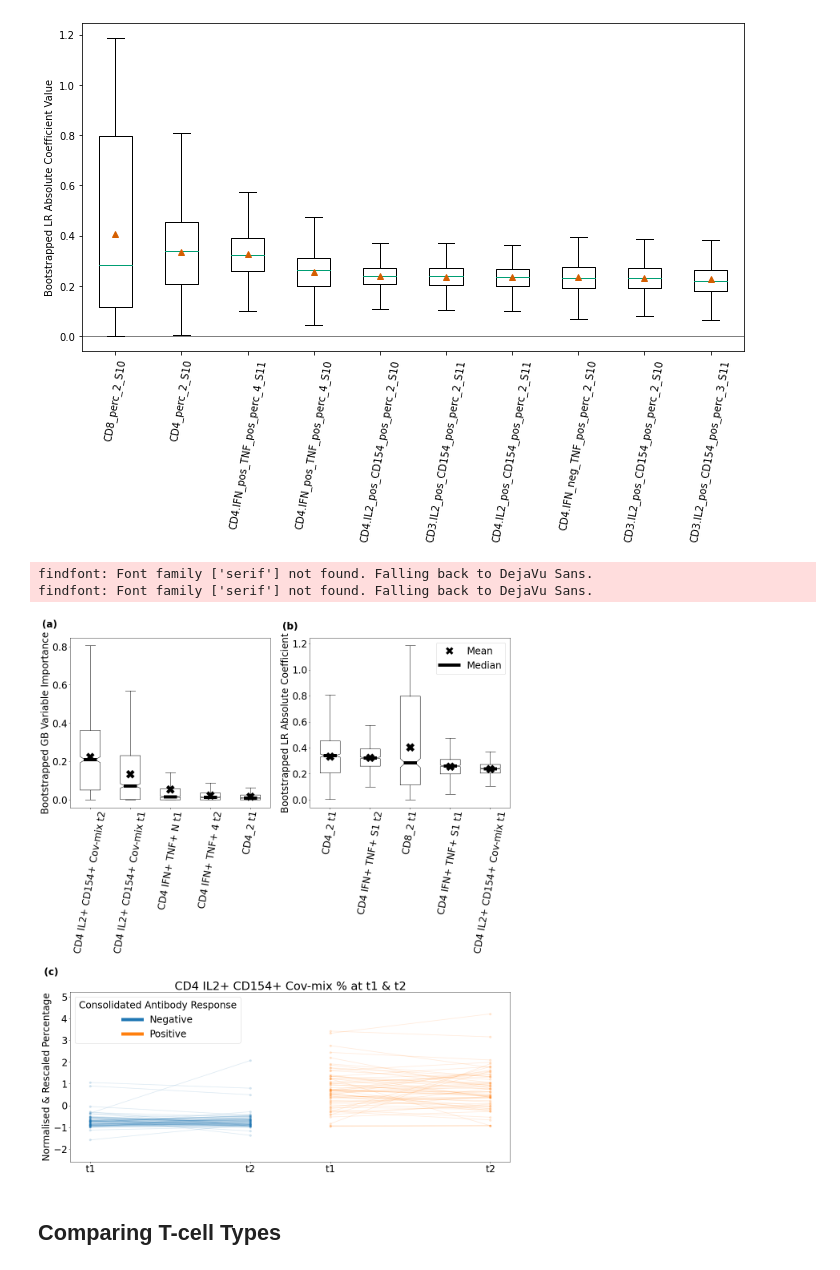
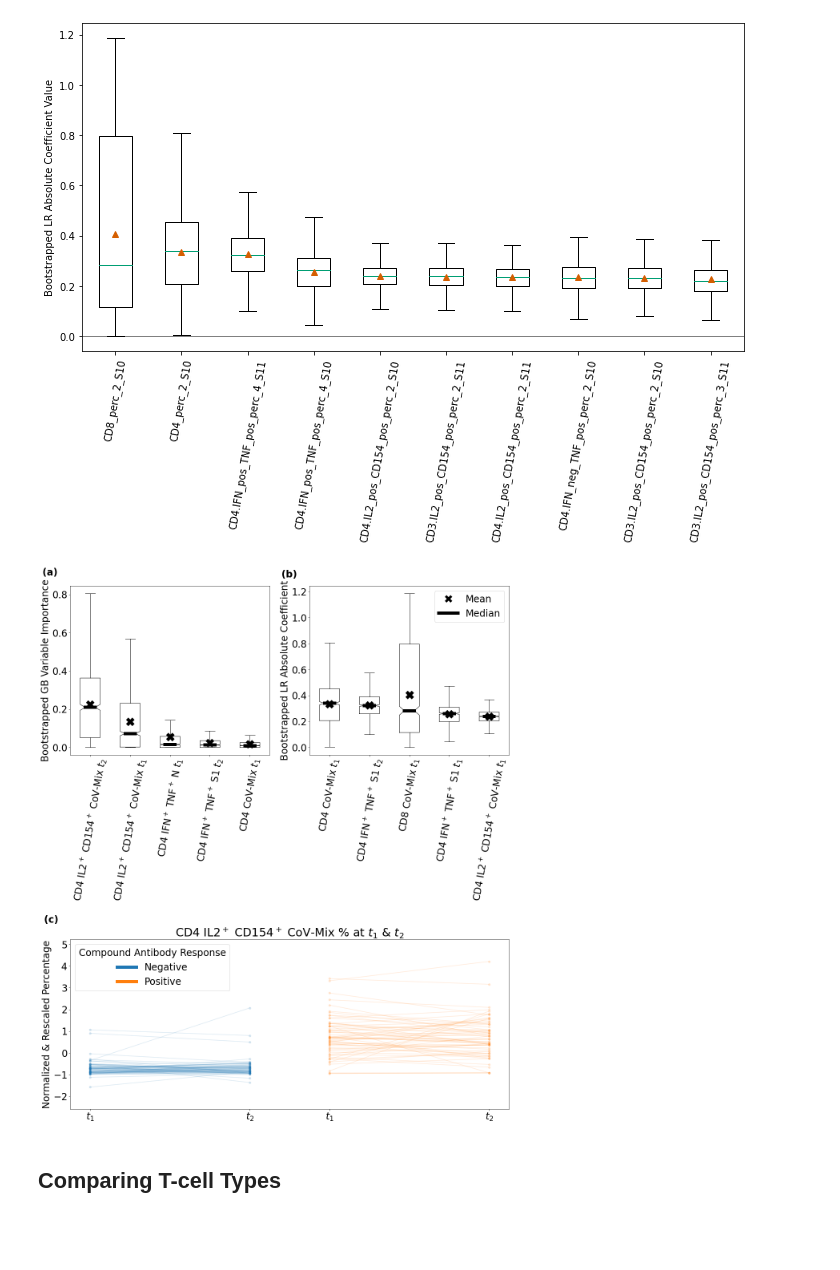
Before and after one commit to i6092467/t-cells-response-sars-cov-2, a Jupyter notebook: final_analysis.ipynb, the cells around one changed output. Cells and saved outputs as stored; diff of their text form; code cells hidden in the pictures; blank space fills up the shorter version.

Commit message:
plot for the updated manuscript version

```diff
--- a/final_analysis.ipynb
+++ b/final_analysis.ipynb
@@ -708,9 +710,10 @@ feature_importance_sd_p = np.std(feature_importances_p, axis=1)
 top_features_p = feature_names_p[med_feature_importances_p.argsort()[-5:][::-1]]
 top_importances_p = feature_importances_p[:, med_feature_importances_p.argsort()[-5:][::-1]]
 
-top_features_p = [s.replace('.', ' ').replace('_S10', ' t1').replace('_S11', ' t2').replace(
-    '_perc', '').replace('_pos_', '+ ').replace(' 2 ', ' Cov-mix ').replace(
-    ' 3 ', ' N ') for s in top_features_p]
+top_features_p = [s.replace('.', ' ').replace('_S10', ' $t_1$').replace('_S11', ' $t_2$').replace(
+    '_perc', '').replace('_pos_', '$^+$ ').replace(' 2 ', ' CoV-Mix ').replace(
+    ' 3 ', ' N ').replace(' 4 ', ' S1 ').replace('8_2', '8 CoV-Mix').replace(
+    '4_2', '4 CoV-Mix') for s in top_features_p]
 
 flierprops = dict(marker='o', markerfacecolor='green', markersize=12,
                   markeredgecolor='none')
@@ -738,9 +741,10 @@ feature_importance_sd_p_lr = np.std(feature_importances_p_lr, axis=1)
 top_features_p_lr = feature_names_p[med_feature_importances_p_lr.argsort()[-5:][::-1]]
 top_importances_p_lr = feature_importances_p_lr[:, med_feature_importances_p_lr.argsort()[-5:][::-1]]
 
-top_features_p_lr = [s.replace('.', ' ').replace('_S10', ' t1').replace('_S11', ' t2').replace(
-    '_perc', '').replace('_pos_', '+ ').replace('_neg_', '− ').replace(
-    ' 2 ', ' Cov-mix ').replace(' 3 ', ' N ').replace(' 4 ', ' S1 ') for s in top_features_p_lr]
+top_features_p_lr = [s.replace('.', ' ').replace('_S10', ' $t_1$').replace('_S11', ' $t_2$').replace(
+    '_perc', '').replace('_pos_', '$^+$ ').replace('_neg_', '− ').replace(
+    ' 2 ', ' CoV-Mix ').replace(' 3 ', ' N ').replace(' 4 ', ' S1 ').replace('8_2', '8 CoV-Mix').replace(
+    '4_2', '4 CoV-Mix') for s in top_features_p_lr]
 
 bx = ax[1].boxplot(top_importances_p_lr, positions=np.arange(0, 5), showmeans=True, showfliers=False,
                    labels=top_features_p_lr, notch=True, flierprops=flierprops, medianprops=medianprops,
@@ -756,45 +760,43 @@ cls[cls == 'negative'] = 'tab:blue'
 
 x1=df_tcell_p[:, med_feature_importances_p.argsort()[-10:][::-1]][:, 1]
 x2=df_tcell_p[:, med_feature_importances_p.argsort()[-10:][::-1]][:, 0]
-tick1='t1'
-tick2='t2'
+tick1='$t_1$'
+tick2='$t_2$'
 colors=cls
 labels={'tab:blue': 'Negative', 'tab:orange': 'Positive'}
 
 cnt = 1
 ticks_x = []
 for c in np.unique(colors):
     label_c = labels[c]
     x1_c = x1[colors == c]
     x2_c = x2[colors == c]
     ax[2].scatter(np.ones_like(x1_c) * cnt, x1_c, c=c, label=label_c, s=25, alpha=0.15)
     ax[2].scatter(np.ones_like(x2_c) * (cnt + 1), x2_c, c=c, s=25, alpha=0.15)
     for i in range(len(x1_c)):
         ax[2].plot([cnt, cnt + 1], [x1_c[i], x2_c[i]], c=c, alpha=0.15)
     ticks_x.append(cnt)
     ticks_x.append(cnt + 1)
     cnt = cnt + 1.5
 ax[2].set_ylim([min(np.min(x1), np.min(x2)) - 1, max(np.max(x1), np.max(x2)) + 1])
 ax[2].set_xticks(ticks=ticks_x)
 ax[2].set_xticklabels(labels=[tick1, tick2] * len(np.unique(colors)))
-ax[2].set_ylabel("Normalised & Rescaled Percentage")
+ax[2].set_ylabel("Normalized & Rescaled Percentage")
 legend_elements = [Line2D([0], [0], color='tab:blue', lw=8, label='Negative'),
                   Line2D([0], [0], color='tab:orange', lw=8, label='Positive')]
-ax[2].legend(loc='upper left', handles=legend_elements, title='Consolidated Antibody Response')
-ax[2].set_title('CD4 IL2+ CD154+ Cov-mix % at t1 & t2')
+ax[2].legend(loc='upper left', handles=legend_elements, title='Compound Antibody Response')
+ax[2].set_title('CD4 IL2$^+$ CD154$^+$ CoV-Mix % at $t_1$ & $t_2$')
 
 ax[0].text(-1.2, 0.9, '(a)', weight='bold')
 ax[1].text(-1.2, 1.31, '(b)', weight='bold')
 ax[2].text(0.71, 6, '(c)', weight='bold')
 
 plt.tight_layout()
 
 
 plt.savefig(fname="figures/xgb_varimp_cons.png", dpi=300, bbox_inches='tight')
 # %% [output]
-findfont: Font family ['serif'] not found. Falling back to DejaVu Sans.
-findfont: Font family ['serif'] not found. Falling back to DejaVu Sans.
-[figure, old version]
+[figure, new version]
 # %% [markdown]
 ## Comparing T-cell Types
 # %% [markdown]
```
Also changed, not shown: parts of 4 cells of this notebook, 3 other files.
